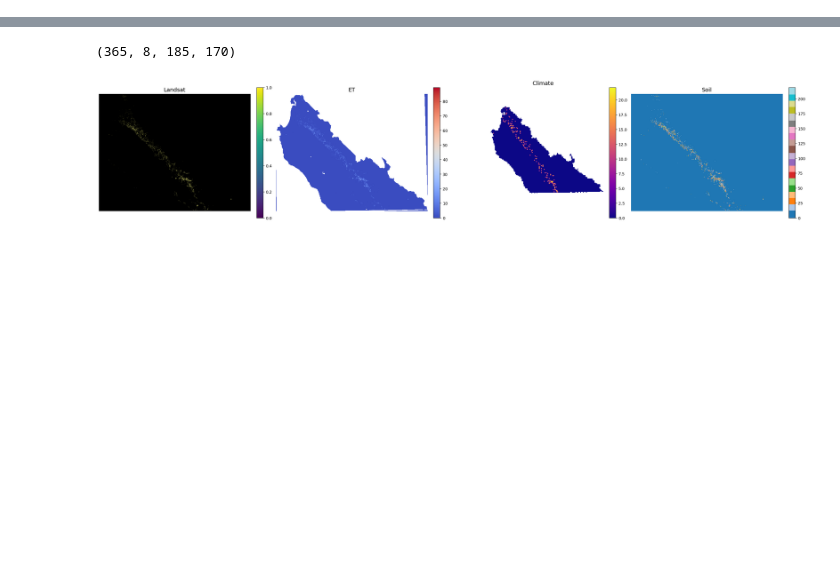
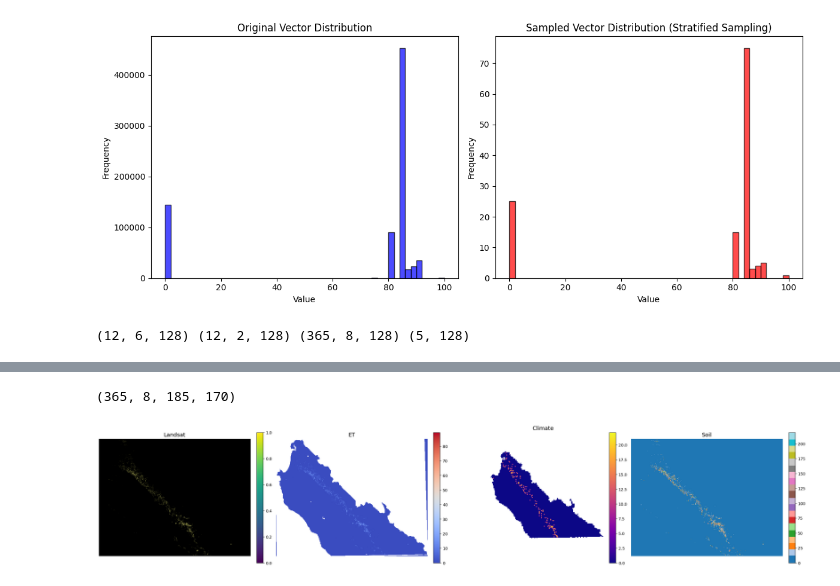
Before and after one commit to plant-ai-biophysics-lab/california-crop-yield-benchmark, a Jupyter notebook: dataset/generate_county_crop_dataset/data_creator.ipynb, the cells around one changed output, grey strips where cells are left out. Drawn from its saved outputs; the diff is of its cells as text; code cells hidden in the pictures; blank space fills up the shorter version.

Commit message:
stratified resampling

```diff
--- a/dataset/generate_county_crop_dataset/data_creator.ipynb
+++ b/dataset/generate_county_crop_dataset/data_creator.ipynb
@@ -8,2 +10,40 @@ import ccdc
 # %%
 # crop_names = m.loc[m['key_crop_name'] != 'No Match', 'key_crop_name'].unique().tolist()
+# %%
+output_dataset = util.ModelProcessedData(
+    county_name = 'Fresno',
+    year = 2008,
+    crop_names= ['Winter Wheat'])(output_type = "all",
+                                    daily_climate = True)
+# %%
+x1, x2 = output_dataset['Winter Wheat']['soil_data'][0], output_dataset['Winter Wheat']['soil_data'][1]
+# %%
+import matplotlib.pyplot as plt
+plt.figure(figsize=(12, 5))
+
+# Original Distribution
+plt.subplot(1, 2, 1)
+plt.hist(x1[0, ...], bins=50, alpha=0.7, color='blue', edgecolor='black')
+plt.title("Original Vector Distribution")
+plt.xlabel("Value")
+plt.ylabel("Frequency")
+
+# Sampled Distribution
+plt.subplot(1, 2, 2)
+plt.hist(x2[0, ...], bins=50, alpha=0.7, color='red', edgecolor='black')
+plt.title("Sampled Vector Distribution (Stratified Sampling)")
+plt.xlabel("Value")
+plt.ylabel("Frequency")
+
+# Show plot
+plt.tight_layout()
+plt.show()
+# %% [output]
+[figure, added]
+# %%
+print(output_dataset['Winter Wheat']['landsat_data'].shape,
+                   output_dataset['Winter Wheat']['et_data'].shape,
+                   output_dataset['Winter Wheat']['climate_data'].shape,
+                   output_dataset['Winter Wheat']['soil_data'].shape)
+# %% [output]
+(12, 6, 128) (12, 2, 128) (365, 8, 128) (5, 128)
```
Also changed, not shown: parts of 3 cells of this notebook, 4 other files.
